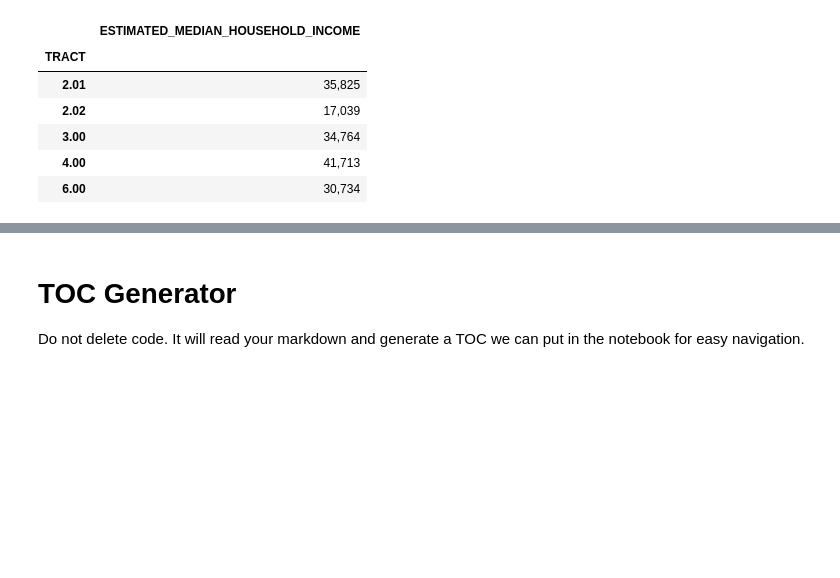
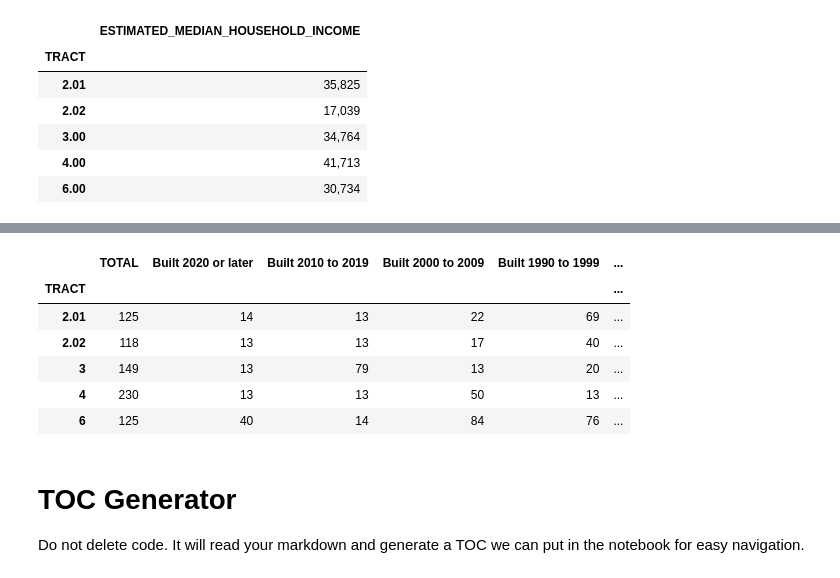
Before and after one commit to Code-You-Contributors/HUD_data_master, a Jupyter notebook: Curtis/curtis.ipynb, the cells around one changed output, grey strips where cells are left out. Cells and saved outputs as stored; diff of their text form; code cells hidden in the pictures; blank space fills up the shorter version.

```diff
--- a/Curtis/curtis.ipynb
+++ b/Curtis/curtis.ipynb
@@ -118,0 +180,16 @@ df_income.to_csv("../Curtis/data/processed/income_clean.csv", index = True)
+# %%
+# Remove "+-" (non-digits \D) from the cell values in all columns
+df_housing_age = df_housing_age.apply(lambda col: col.str.replace(r'[±]', '', regex = True))
+
+# Convert values to float for use later
+df_housing_age = df_housing_age.astype(int)
+
+df_housing_age.head()
+# %% [output]
+|  | TOTAL | Built 2020 or later | Built 2010 to 2019 | Built 2000 to 2009 | Built 1990 to 1999 | ... |
+| TRACT |  |  |  |  |  | ... |
+| 2.01 | 125 | 14 | 13 | 22 | 69 | ... |
+| 2.02 | 118 | 13 | 13 | 17 | 40 | ... |
+| 3 | 149 | 13 | 79 | 13 | 20 | ... |
+| 4 | 230 | 13 | 13 | 50 | 13 | ... |
+| 6 | 125 | 40 | 14 | 84 | 76 | ... |
```
Also changed, not shown: parts of 8 cells of this notebook, 1 other file.
